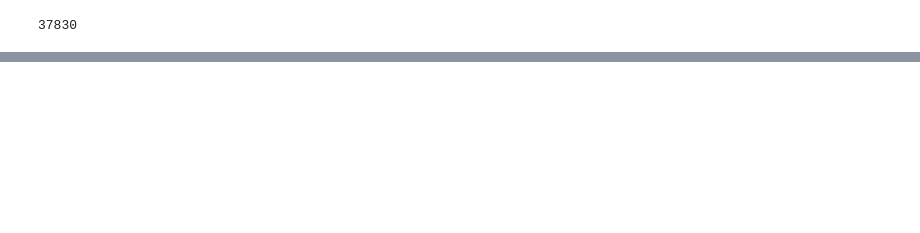
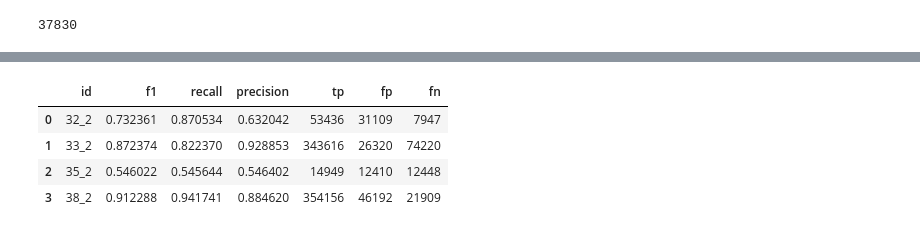
Before and after one commit to YakimS/PE_Omission-Anat, a Jupyter notebook: EventDetection/eventDetection_2.ipynb, the cells around one changed output, grey strips where cells are left out. Saved outputs shown, nothing was run; the diff lists cells and outputs as text; code cells hidden in the pictures; blank space fills up the shorter version.

Commit message:
event detection and sniff anslysis

```diff
--- a/EventDetection/eventDetection_2.ipynb
+++ b/EventDetection/eventDetection_2.ipynb
@@ -1038,0 +54,12 @@ if(run_kcomp_shaYKM_comparison):
+# %%
+pkl_dir = "C:\\Users\\User\\Cloud-Drive\\BigFiles\\OmissionExpOutput\\eventDetection\\try2\\imported_eventDetectionChan\\no_filters"
+sub = '33'
+sleep_data_file_num = '2'
+
+
+import_type = "eventDetectionChan"
+event_detection_dir_name = 'eventDetection'
+electrode_column_name = 'electrode'
+header_edf = np.array(['Onset',"Duration","Annotation"])
+spindles_output_columns =  ['spindleStartTime', 'spindleEndTime', 'peakTime', 'peakEnergy', 'peakEnergyNorm', 'freqSpindle', 'spindleDuration/SR', 'PowerSP', 'PowerAlpha', 'sleepStage']
+kcomp_df_columns = ['pos_i','pos_amp','neg_i','neg_amp','power',electrode_column_name]
@@ -1038,0 +362,34 @@ if(run_kcomp_shaYKM_comparison):
+# %%
+# save only scoring. one file
+sub = '33'
+sleep_data_file_num = '2'
+
+id = f"{sub}_{sleep_data_file_num}"
+EEG_data, configu, datafile_scoring, exmp_scoring_upsampled = get_eeg_data(pkl_dir,sub,sleep_data_file_num)
+all_events_with_header = np.vstack([header_edf,get_edfViewFormat_scoring(datafile_scoring)])
+np.savetxt(f"{pkl_dir}\\scoring_{id}.txt", all_events_with_header, delimiter='\t',fmt='%s')
+# %%
+# comparison Spindles
+subs = ["32","33",'35',"38"]
+
+comparisons_df = pd.DataFrame(columns=['id','f1','recall','precision', 'tp','fp','fn'])
+for sub in subs:
+    EEG_data, configu, datafile_scoring, exmp_scoring_upsampled = get_eeg_data(pkl_dir,sub,sleep_data_file_num)
+
+    res_kc = yasa.spindles_detect(EEG_data,sf=configu['sample_freq'], hypno = exmp_scoring_upsampled,
+                            verbose=False,
+                            freq_sp=(11, 16),
+                            thresh={"rel_pow": 0.2, "corr": 0.65, "rms": 1.5},
+                            include=[2, 3],ch_names=configu['electrodes_names'],
+                            multi_only=False,
+                            remove_outliers = False)
+
+    manual_detection_filepath = f"{pkl_dir}\\SS-YASA+Sleepstage_{sub}_{sleep_data_file_num}_MANUAL.txt"
+    if os.path.exists(manual_detection_filepath):
+        comp_res = preform_ss_comparison_yasa(manual_detection_filepath,sub,sleep_data_file_num,res_kc.summary())
+        comparison = [f"{sub}_{sleep_data_file_num}",comp_res['f1'], comp_res['recall'], comp_res['precision'], np.size(comp_res['tp']), np.size(comp_res['fp']),np.size(comp_res['fn'])]
+        comparisons_df.loc[len(comparisons_df)] = comparison
+
+display(comparisons_df)
+# all_comp.to_csv('ss_comparisons.csv',index=False)
+# %% [output]
@@ -1038,0 +413,5 @@ if(run_kcomp_shaYKM_comparison):
+|  | id | f1 | recall | precision | tp | fp | fn |
+| 0 | 32_2 | 0.732361 | 0.870534 | 0.632042 | 53436 | 31109 | 7947 |
+| 1 | 33_2 | 0.872374 | 0.822370 | 0.928853 | 343616 | 26320 | 74220 |
+| 2 | 35_2 | 0.546022 | 0.545644 | 0.546402 | 14949 | 12410 | 12448 |
+| 3 | 38_2 | 0.912288 | 0.941741 | 0.884620 | 354156 | 46192 | 21909 |
```
Also changed, not shown: parts of 28 cells of this notebook, 16 other files.
